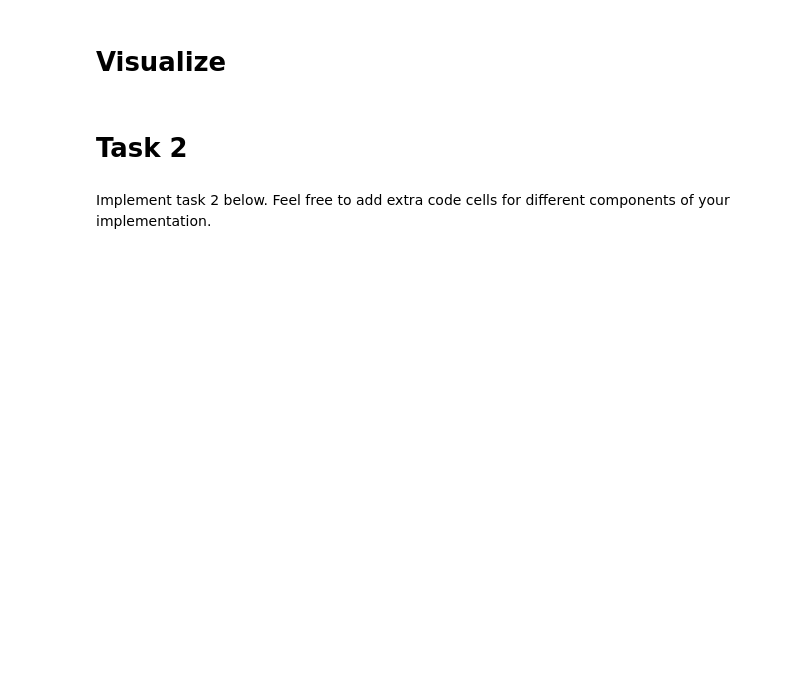
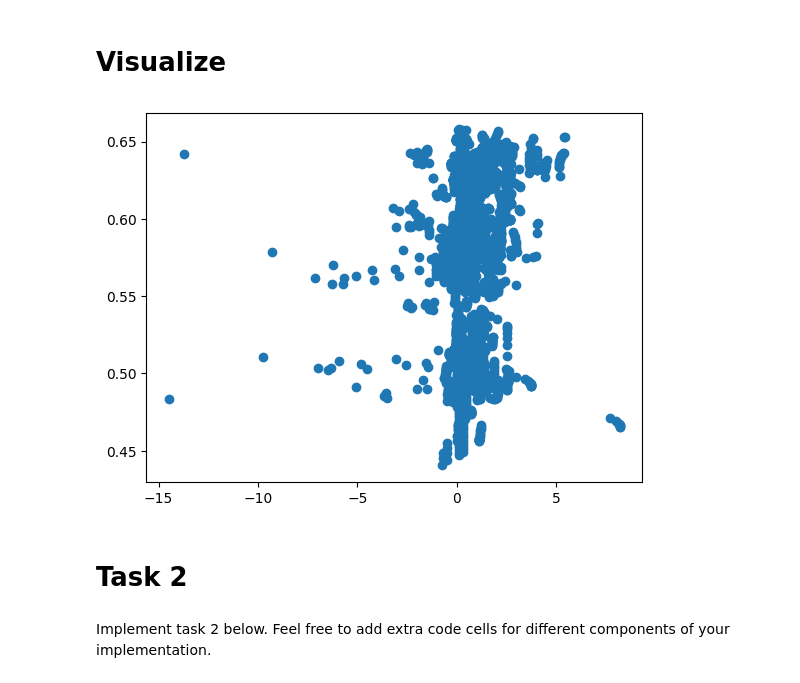
Before and after one commit to DmytroMudragel/CharacterRecognitionDeepLearning, a Jupyter notebook: Assignment2/A2-skeleton.ipynb, the cells around one changed output. Drawn from its saved outputs; the diff is of its cells as text; code cells hidden in the pictures; blank space fills up the shorter version.

```diff
--- a/Assignment2/A2-skeleton.ipynb
+++ b/Assignment2/A2-skeleton.ipynb
@@ -135,9 +145,9 @@ def collate_batch(batch):
 # Model - Energy Predictor
 # %%
 class EnergyPredictor(nn.Module):
-    def __init__(self, input_size=5, hidden_dim=128):
+    def __init__(self, input_size=5, hidden_dim=32):
         super(EnergyPredictor, self).__init__()
-        self.rnn = nn.LSTM(input_size, hidden_dim, 1, batch_first=True)
+        self.rnn = nn.LSTM(input_size, hidden_dim, 2, batch_first=True)
         self.fc = nn.Linear(hidden_dim, 1)
         self.criterion = nn.MSELoss()
         self.optimizer = torch.optim.Adam(self.parameters())
@@ -243,3 +251,22 @@ trainer.run_trainer()
+# %%
+# ...
+test_dataloader = DataLoader(dataset=test_task1, batch_size=1, collate_fn=collate_batch)
+predict = []
+true = []
+def evaluate(dataloader):
+    model.eval()
+    losses = []
+    with torch.no_grad():
+        for idx, (y_true, trajectory_batch) in enumerate(dataloader):
+            y_pred = model(trajectory_batch)
+            true.append(y_true)
+            predict.append(y_pred)
+            # print(y_pred, y_true)
+evaluate(test_dataloader)
+plt.scatter(true, predict)
+plt.show()
+# %% [output]
+[figure, added]
 # %% [markdown]
 # Task 2
 # %% [markdown]
```
Also changed, not shown: parts of 15 cells of this notebook.
